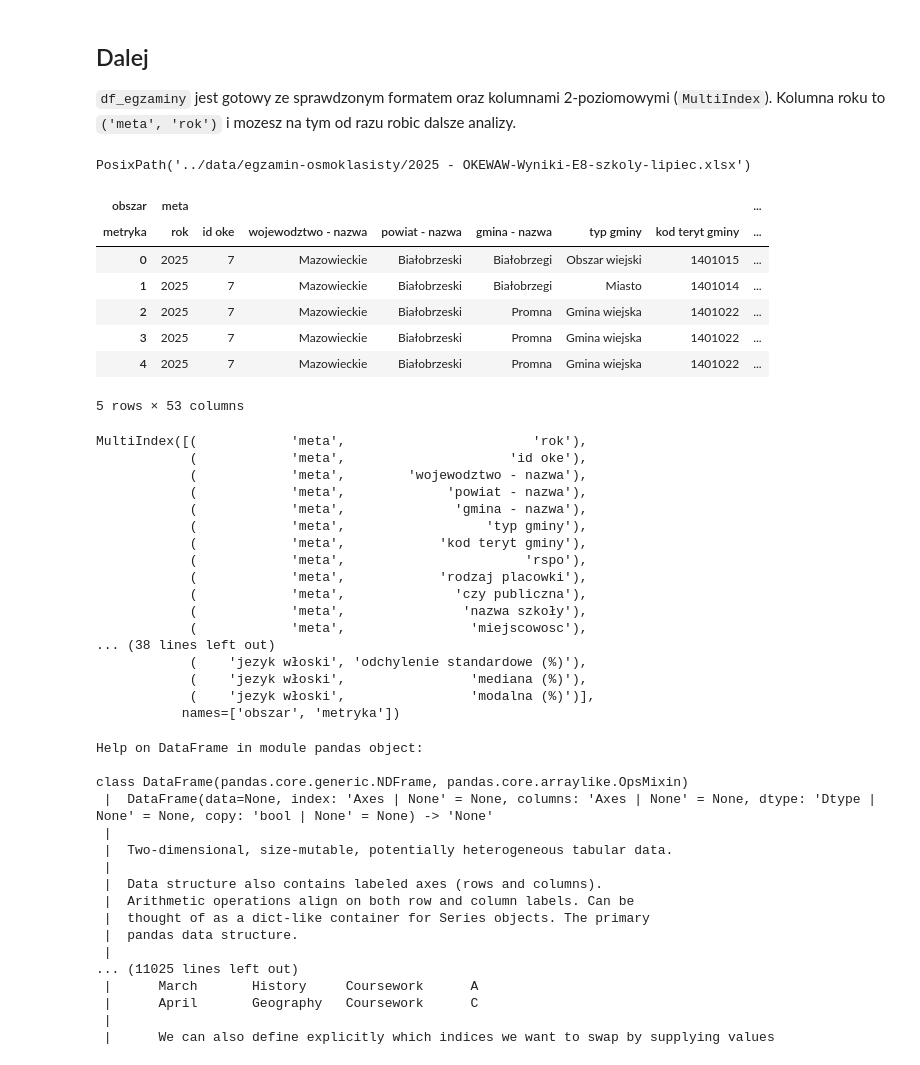
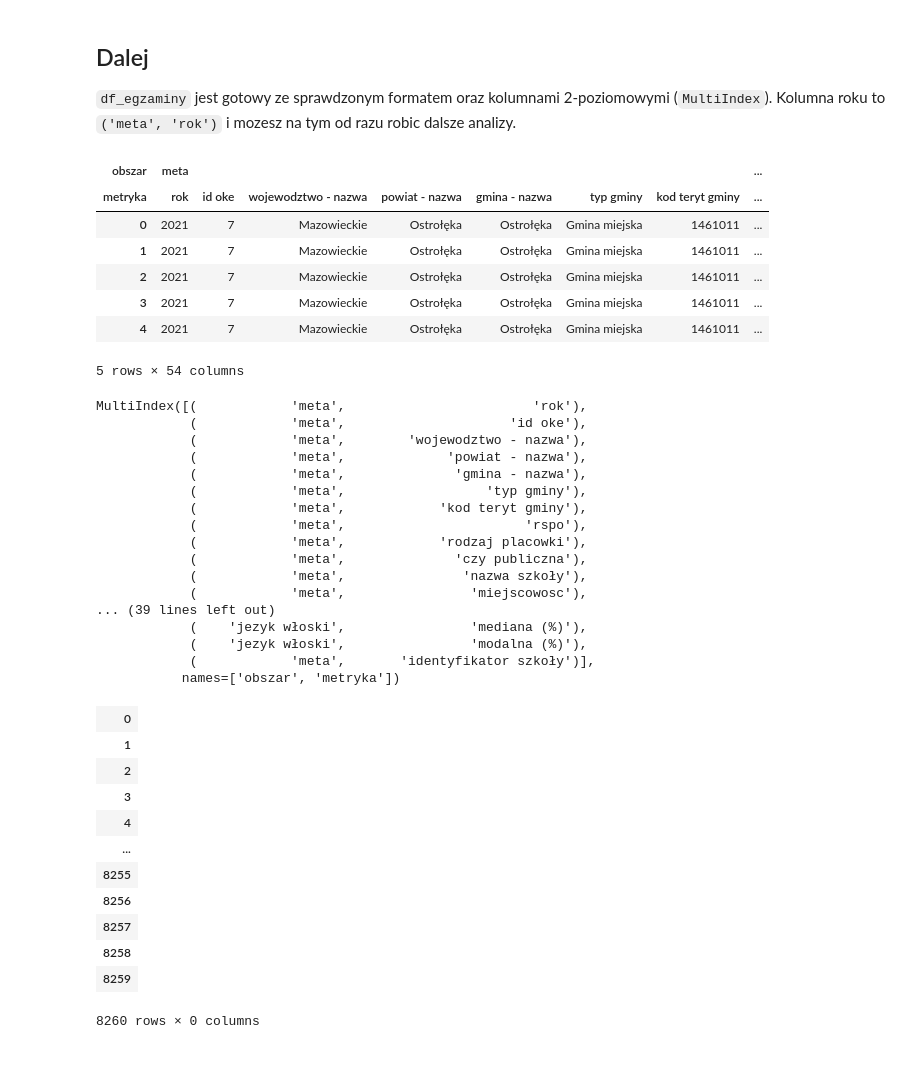
Before and after one commit to herbakamil/compare-primary-schools-mazowieckie, a Jupyter notebook: notebooks/analiza.ipynb, the cells around one changed output. Cells and saved outputs as stored; diff of their text form; code cells hidden in the pictures.

```diff
--- a/notebooks/analiza.ipynb
+++ b/notebooks/analiza.ipynb
@@ -206,23 +268,19 @@ Przykladowe kolumny MultiIndex: [('meta', 'rok'), ('meta', 'id oke'), ('meta', '
 
 `df_egzaminy` jest gotowy ze sprawdzonym formatem oraz kolumnami 2-poziomowymi (`MultiIndex`).
 Kolumna roku to `('meta', 'rok')` i mozesz na tym od razu robic dalsze analizy.
-# %%
-path
-# %% [output]
-PosixPath('../data/egzamin-osmoklasisty/2025 - OKEWAW-Wyniki-E8-szkoly-lipiec.xlsx')
 # %%
-df.head()
+df_egzaminy.head()
 # %% [output]
 | obszar | meta |  |  |  |  |  |  | ... |
 | metryka | rok | id oke | wojewodztwo - nazwa | powiat - nazwa | gmina - nazwa | typ gminy | kod teryt gminy | ... |
-| 0 | 2025 | 7 | Mazowieckie | Białobrzeski | Białobrzegi | Obszar wiejski | 1401015 | ... |
-| 1 | 2025 | 7 | Mazowieckie | Białobrzeski | Białobrzegi | Miasto | 1401014 | ... |
-| 2 | 2025 | 7 | Mazowieckie | Białobrzeski | Promna | Gmina wiejska | 1401022 | ... |
-| 3 | 2025 | 7 | Mazowieckie | Białobrzeski | Promna | Gmina wiejska | 1401022 | ... |
-| 4 | 2025 | 7 | Mazowieckie | Białobrzeski | Promna | Gmina wiejska | 1401022 | ... |
+| 0 | 2021 | 7 | Mazowieckie | Ostrołęka | Ostrołęka | Gmina miejska | 1461011 | ... |
+| 1 | 2021 | 7 | Mazowieckie | Ostrołęka | Ostrołęka | Gmina miejska | 1461011 | ... |
+| 2 | 2021 | 7 | Mazowieckie | Ostrołęka | Ostrołęka | Gmina miejska | 1461011 | ... |
+| 3 | 2021 | 7 | Mazowieckie | Ostrołęka | Ostrołęka | Gmina miejska | 1461011 | ... |
+| 4 | 2021 | 7 | Mazowieckie | Ostrołęka | Ostrołęka | Gmina miejska | 1461011 | ... |
-5 rows × 53 columns
+5 rows × 54 columns
 # %%
-df.columns
+df_egzaminy.columns
 # %% [output]
 MultiIndex([(            'meta',                        'rok'),
             (            'meta',                     'id oke'),
@@ -236,28 +294,24 @@ MultiIndex([(            'meta',                        'rok'),
             (            'meta',              'czy publiczna'),
             (            'meta',               'nazwa szkoły'),
             (            'meta',                'miejscowosc'),
-... (38 lines left out)
-            (    'jezyk włoski', 'odchylenie standardowe (%)'),
+... (39 lines left out)
             (    'jezyk włoski',                'mediana (%)'),
-            (    'jezyk włoski',                'modalna (%)')],
+            (    'jezyk włoski',                'modalna (%)'),
+            (            'meta',       'identyfikator szkoły')],
            names=['obszar', 'metryka'])
-# %%
-help(df)
-# %% [output]
-Help on DataFrame in module pandas object:
-
-class DataFrame(pandas.core.generic.NDFrame, pandas.core.arraylike.OpsMixin)
- |  DataFrame(data=None, index: 'Axes | None' = None, columns: 'Axes | None' = None, dtype: 'Dtype | None' = None, copy: 'bool | None' = None) -> 'None'
- |
- |  Two-dimensional, size-mutable, potentially heterogeneous tabular data.
- |
- |  Data structure also contains labeled axes (rows and columns).
- |  Arithmetic operations align on both row and column labels. Can be
- |  thought of as a dict-like container for Series objects. The primary
- |  pandas data structure.
- |
-... (11025 lines left out)
- |      March       History     Coursework      A
- |      April       Geography   Coursework      C
- |
- |      We can also define explicitly which indices we want to swap by supplying values
+# %%
+# Podglad wybranej czesci kolumn MultiIndex (po sortowaniu osi kolumn).
+df_egzaminy.sort_index(axis=1).loc[:, 'meta':'jezyk angielski']
+# %% [output]
+| 0 |
+| 1 |
+| 2 |
+| 3 |
+| 4 |
+| ... |
+| 8255 |
+| 8256 |
+| 8257 |
+| 8258 |
+| 8259 |
+8260 rows × 0 columns
```
Also changed, not shown: parts of 2 cells of this notebook.
